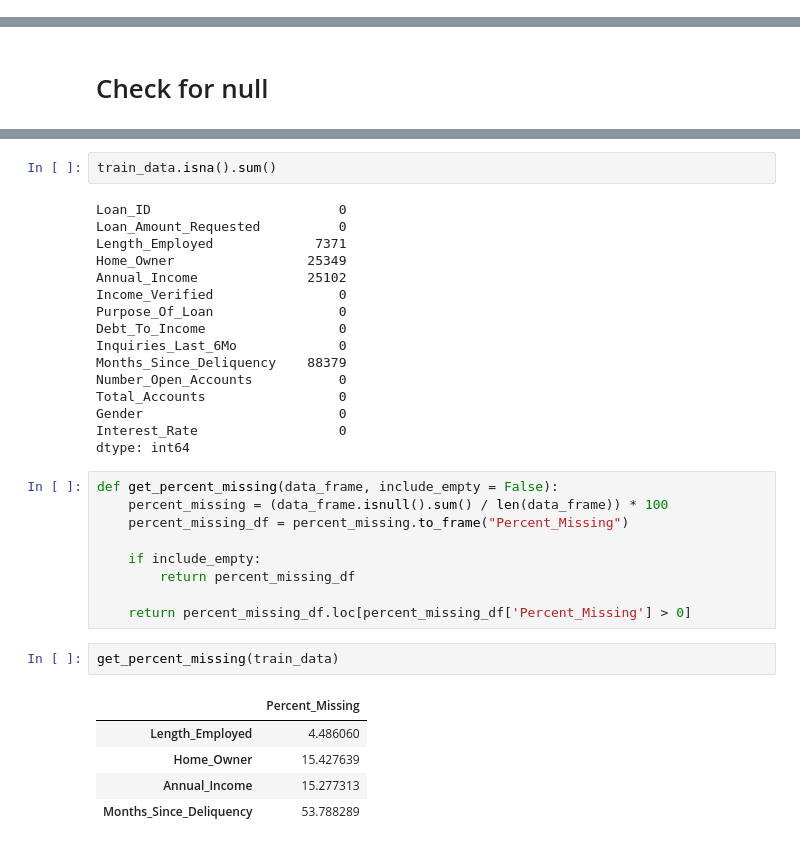
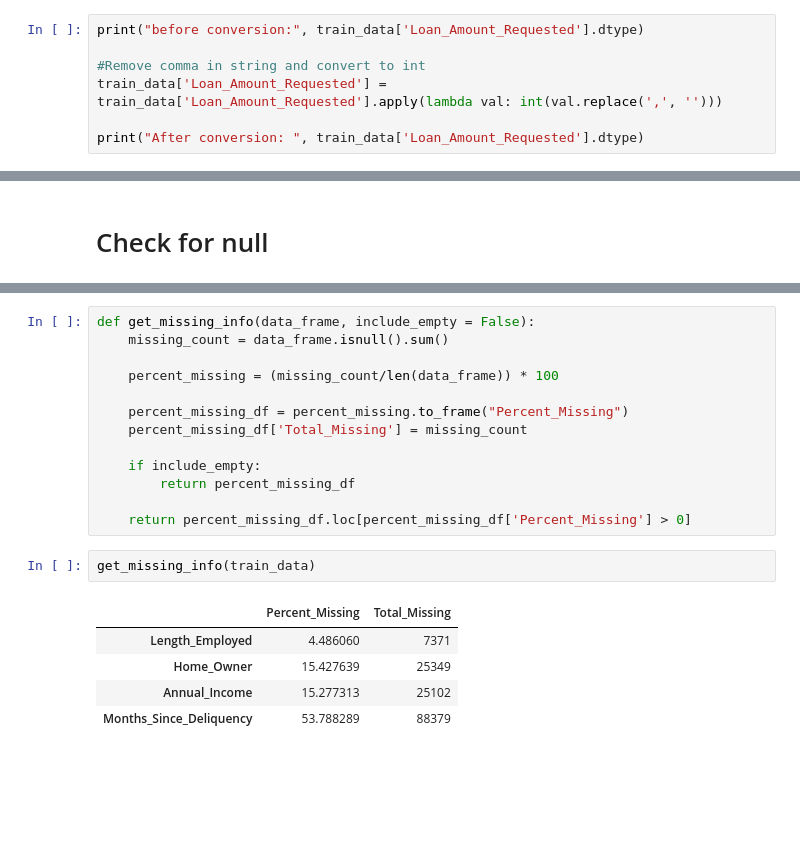
Before and after one commit to AvinashRamireddy31/Banking, a Jupyter notebook: src/data_processing/data_processing.ipynb, the cells around one changed output, grey strips where cells are left out. Saved outputs shown, nothing was run; the diff lists cells and outputs as text; blank space fills up the shorter version.

```diff
--- a/src/data_processing/data_processing.ipynb
+++ b/src/data_processing/data_processing.ipynb
@@ -35,0 +76,7 @@ train_data.sample(5)
+# %%
+print("before conversion:", train_data['Loan_Amount_Requested'].dtype)
+
+#Remove comma in string and convert to int
+train_data['Loan_Amount_Requested'] = train_data['Loan_Amount_Requested'].apply(lambda val: int(val.replace(',', '')))
+
+print("After conversion: ", train_data['Loan_Amount_Requested'].dtype)
@@ -55,35 +88,21 @@ dtype: int64
-# %%
-train_data.isna().sum()
-# %% [output]
-Loan_ID                        0
-Loan_Amount_Requested          0
-Length_Employed             7371
-Home_Owner                 25349
-Annual_Income              25102
-Income_Verified                0
-Purpose_Of_Loan                0
-Debt_To_Income                 0
-Inquiries_Last_6Mo             0
-Months_Since_Deliquency    88379
-Number_Open_Accounts           0
-Total_Accounts                 0
-Gender                         0
-Interest_Rate                  0
-dtype: int64
 # %%
-def get_percent_missing(data_frame, include_empty = False):
-    percent_missing = (data_frame.isnull().sum() / len(data_frame)) * 100
+def get_missing_info(data_frame, include_empty = False):
+    missing_count = data_frame.isnull().sum()
+
+    percent_missing = (missing_count/len(data_frame)) * 100
+
     percent_missing_df = percent_missing.to_frame("Percent_Missing")
+    percent_missing_df['Total_Missing'] = missing_count
 
     if include_empty:
         return percent_missing_df
 
     return percent_missing_df.loc[percent_missing_df['Percent_Missing'] > 0]
 # %%
-get_percent_missing(train_data)
+get_missing_info(train_data)
 # %% [output]
-|  | Percent_Missing |
-| Length_Employed | 4.486060 |
-| Home_Owner | 15.427639 |
-| Annual_Income | 15.277313 |
-| Months_Since_Deliquency | 53.788289 |
+|  | Percent_Missing | Total_Missing |
+| Length_Employed | 4.486060 | 7371 |
+| Home_Owner | 15.427639 | 25349 |
+| Annual_Income | 15.277313 | 25102 |
+| Months_Since_Deliquency | 53.788289 | 88379 |
```
Also changed, not shown: parts of 33 cells of this notebook.
